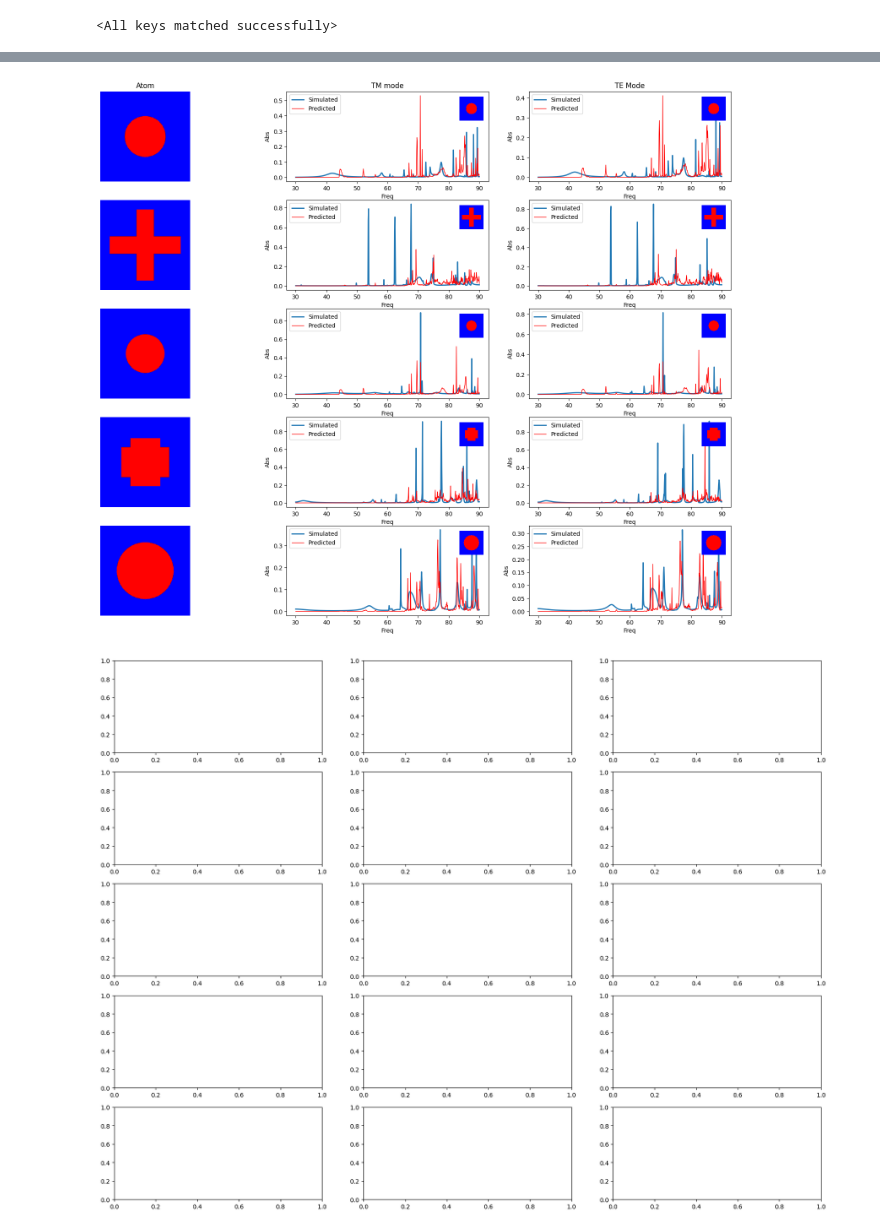
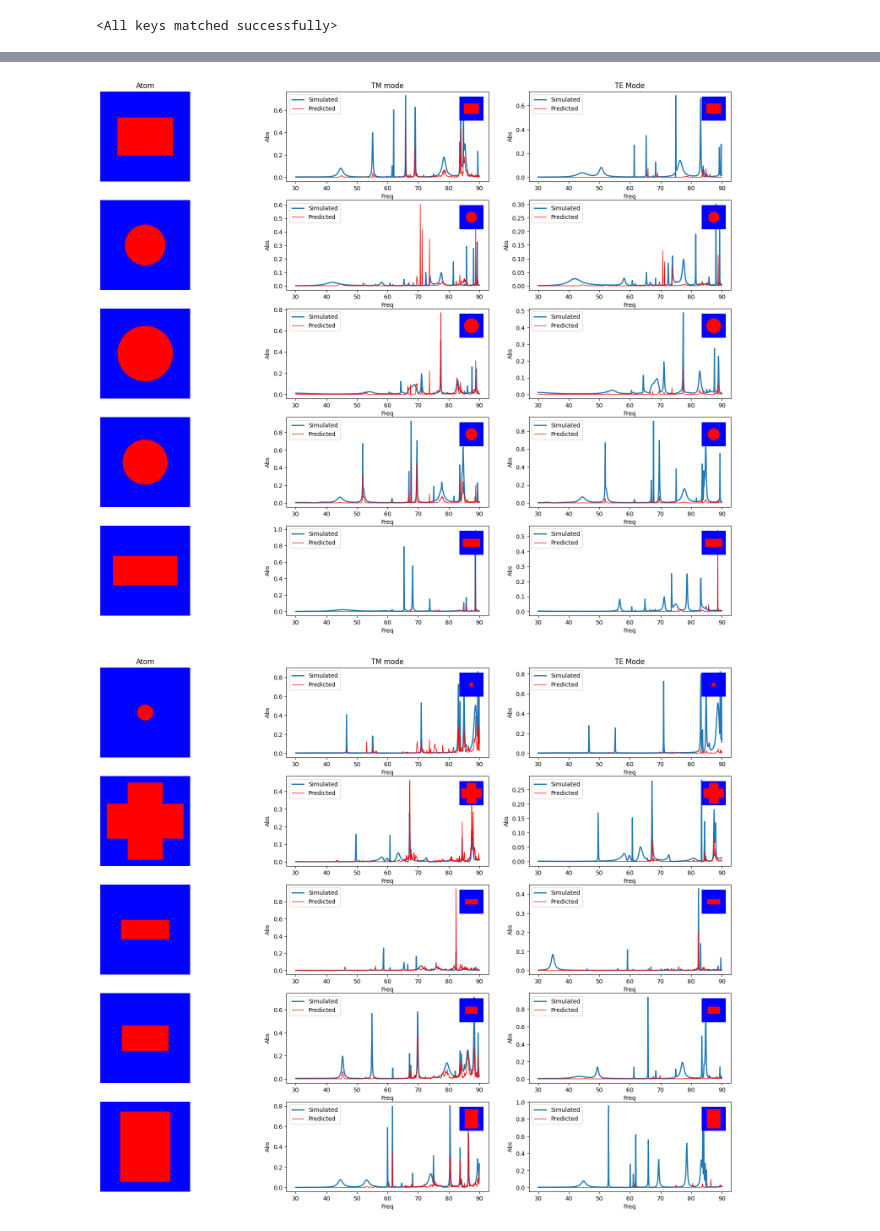
Before and after one commit to Jorgecardenas1/metasurface_AI_pipeline_V0, a Jupyter notebook: Predictor/CNN_multitarget_server/CNN-Predict2.ipynb, the cells around one changed output, grey strips where cells are left out. Saved outputs shown, nothing was run; the diff lists cells and outputs as text; code cells hidden in the pictures.

```diff
--- a/Predictor/CNN_multitarget_server/CNN-Predict2.ipynb
+++ b/Predictor/CNN_multitarget_server/CNN-Predict2.ipynb
@@ -87,8 +87,8 @@ def weights_init(m):
         nn.init.normal_(m.weight.data, 1.0, 0.02)
         nn.init.constant_(m.bias.data, 0)
 # %%
-PATH_TM = './trainedModelTM_abs_12March.pth'
-PATH_TE = './trainedModelTE_abs_12March.pth'
+PATH_TM = './trainedModelTM_abs_2Abr.pth'
+PATH_TE = './trainedModelTM_abs_2Abr.pth'
 
 boxImagesPath="C:\\Users\\jorge\\Dropbox\\Public\\MetasufacesData\\testImages\\"
 DataPath="C:\\Users\\jorge\\Dropbox\\Public\\MetasufacesData\\Exports\\output\\"
@@ -119,7 +119,7 @@ fwd_test = Stack.Predictor_CNN(cond_input_size=parser.condition_len,
 net_TM  = Stack.Predictor_CNN(cond_input_size=parser.condition_len,
                                ngpu=0, image_size=parser.image_size ,
                                output_size=8, channels=3,
-                               features_num=1000,hiden_num=3000, #Its working with hiden nums. Features in case and extra linear layer
+                               features_num=3000,hiden_num=1000, #Its working with hiden nums. Features in case and extra linear layer
                                dropout=0.2,
                                Y_prediction_size=601) #size of the output vector in this case frenquency points
 
@@ -132,7 +132,7 @@ net_TM.load_state_dict(torch.load(PATH_TM,map_location=torch.device("cpu")))
 net_TE = Stack.Predictor_CNN(cond_input_size=parser.condition_len,
                                ngpu=0, image_size=parser.image_size ,
                                output_size=8, channels=3,
-                               features_num=1000,hiden_num=3000, #Its working with hiden nums. Features in case and extra linear layer
+                               features_num=3000,hiden_num=1000, #Its working with hiden nums. Features in case and extra linear layer
                                dropout=0.2,
                                Y_prediction_size=601) #size of the output vector in this case frenquency points
 
@@ -266,6 +266,7 @@ for item in iter(dataloader_test):
     inputs,target,path, categories = item
     train=[]
     counter=0
+
     #figs
     fig, axs = plt.subplots(len(inputs),3,figsize=(17,13))
     fig.tight_layout()
@@ -277,8 +278,12 @@ for item in iter(dataloader_test):
         batch=name.split('_')[4]
         metricData=[]
         #loop over metric type -TM or TE
+        print(series)
+        print(name)
         for metric in metricType:
+
             #selecting data files depending on metric
+            print(metric)
             for name in glob(DataPath+batch+'\\files\\'+'/'+metric+'*'+series+'.csv'):
                 #loading the absorption data
                 metricData.append(pd.read_csv(name))
@@ -296,7 +301,6 @@ for item in iter(dataloader_test):
     output_test_TM=torch.nn.functional.normalize(output_test_TM, p=2.0, dim = 1)
 
     output_test_TE=net_TE(input_=inputs, conditioning=conditioningTensor, b_size=inputs.shape[0])
-    output_test_TE=torch.nn.functional.normalize(output_test_TE, p=2.0, dim = 1)
 
     output_to_plot_TM=output_test_TM.cpu().detach().numpy()
     output_to_plot_TE=output_test_TE.cpu().detach().numpy()
@@ -361,2 +381,2 @@ IndexError: index 0 is out of bounds for axis 0 with size 0
-[figure, old version]
+[figure, new version]
-[figure, old version]
+[figure, new version]
```
Also changed, not shown: parts of 3 cells of this notebook, 3 other files.
